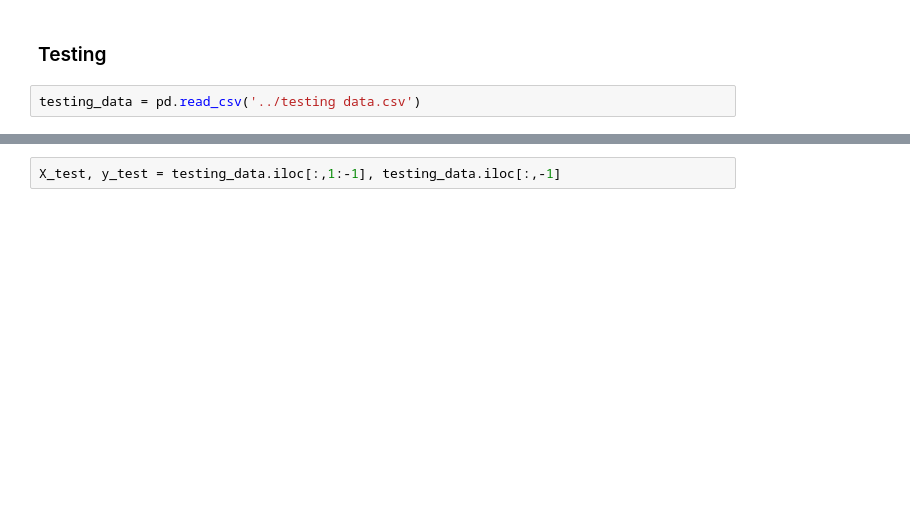
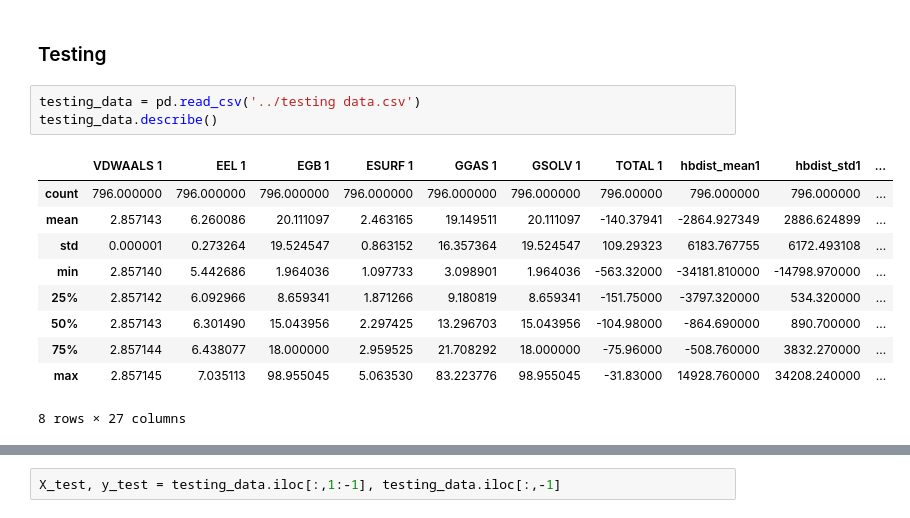
Before and after one commit to jasroopdhingra/ml-project, a Jupyter notebook: AndreaClassifiers/NaiveBayes_QDA.ipynb, the cells around one changed output, grey strips where cells are left out. Cells and saved outputs as stored; diff of their text form; blank space fills up the shorter version.

```diff
--- a/AndreaClassifiers/NaiveBayes_QDA.ipynb
+++ b/AndreaClassifiers/NaiveBayes_QDA.ipynb
@@ -186,3 +282,15 @@ mean of cross val score:
 ### Testing
 # %%
 testing_data = pd.read_csv('../testing data.csv')
+testing_data.describe()
+# %% [output]
+|  | VDWAALS 1 | EEL 1 | EGB 1 | ESURF 1 | GGAS 1 | GSOLV 1 | TOTAL 1 | hbdist_mean1 | hbdist_std1 | ... |
+| count | 796.000000 | 796.000000 | 796.000000 | 796.000000 | 796.000000 | 796.000000 | 796.00000 | 796.000000 | 796.000000 | ... |
+| mean | 2.857143 | 6.260086 | 20.111097 | 2.463165 | 19.149511 | 20.111097 | -140.37941 | -2864.927349 | 2886.624899 | ... |
+| std | 0.000001 | 0.273264 | 19.524547 | 0.863152 | 16.357364 | 19.524547 | 109.29323 | 6183.767755 | 6172.493108 | ... |
+| min | 2.857140 | 5.442686 | 1.964036 | 1.097733 | 3.098901 | 1.964036 | -563.32000 | -34181.810000 | -14798.970000 | ... |
+| 25% | 2.857142 | 6.092966 | 8.659341 | 1.871266 | 9.180819 | 8.659341 | -151.75000 | -3797.320000 | 534.320000 | ... |
+| 50% | 2.857143 | 6.301490 | 15.043956 | 2.297425 | 13.296703 | 15.043956 | -104.98000 | -864.690000 | 890.700000 | ... |
+| 75% | 2.857144 | 6.438077 | 18.000000 | 2.959525 | 21.708292 | 18.000000 | -75.96000 | -508.760000 | 3832.270000 | ... |
+| max | 2.857145 | 7.035113 | 98.955045 | 5.063530 | 83.223776 | 98.955045 | -31.83000 | 14928.760000 | 34208.240000 | ... |
+8 rows × 27 columns
```
Also changed, not shown: parts of 30 cells of this notebook.
